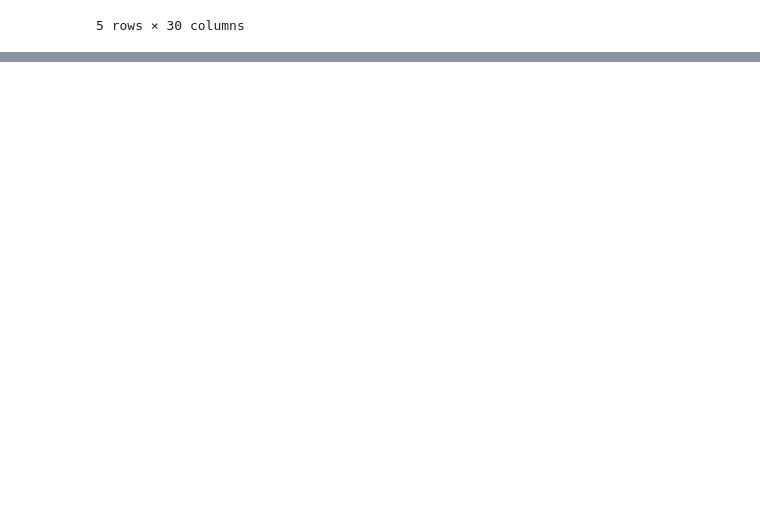
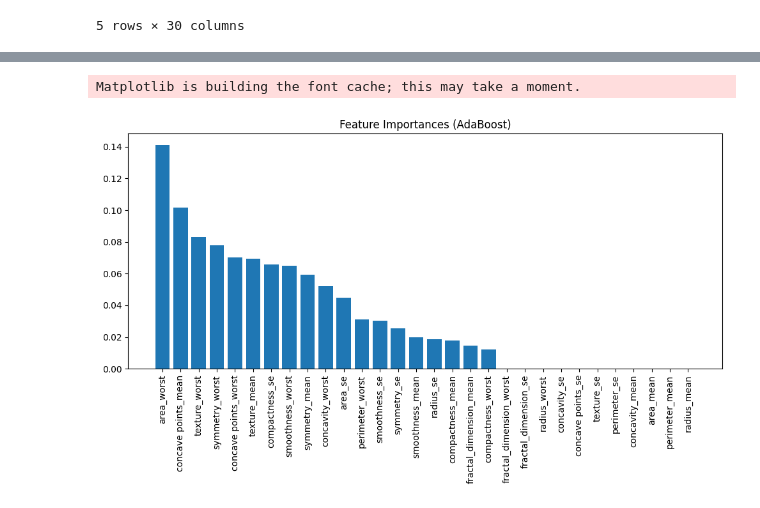
Before and after one commit to shivanshu789/Breast_Cancer_Detection_ML_project, a Jupyter notebook: Notebook/EDA.ipynb, the cells around one changed output, grey strips where cells are left out. Cells and saved outputs as stored; diff of their text form; code cells hidden in the pictures; blank space fills up the shorter version.

```diff
--- a/Notebook/EDA.ipynb
+++ b/Notebook/EDA.ipynb
@@ -102,0 +143,5 @@ X.head()
+# %%
+base_estimator = DecisionTreeClassifier(max_depth=1)
+ada_model = AdaBoostClassifier(estimator=base_estimator, n_estimators=50,learning_rate=1.0,random_state=42)
+# %%
+ada_model.fit(X_train, y_train)
@@ -102,0 +190,17 @@ X.head()
+# %%
+import matplotlib.pyplot as plt
+import numpy as np
+
+importances = ada_model.feature_importances_
+indices = np.argsort(importances)[::-1]
+features = X.columns
+
+plt.figure(figsize=(10, 6))
+plt.title("Feature Importances (AdaBoost)")
+plt.bar(range(X.shape[1]), importances[indices])
+plt.xticks(range(X.shape[1]), [features[i] for i in indices], rotation=90)
+plt.tight_layout()
+plt.show()
+# %% [output]
+Matplotlib is building the font cache; this may take a moment.
+[figure, added]
```
Also changed, not shown: parts of 9 cells of this notebook.
